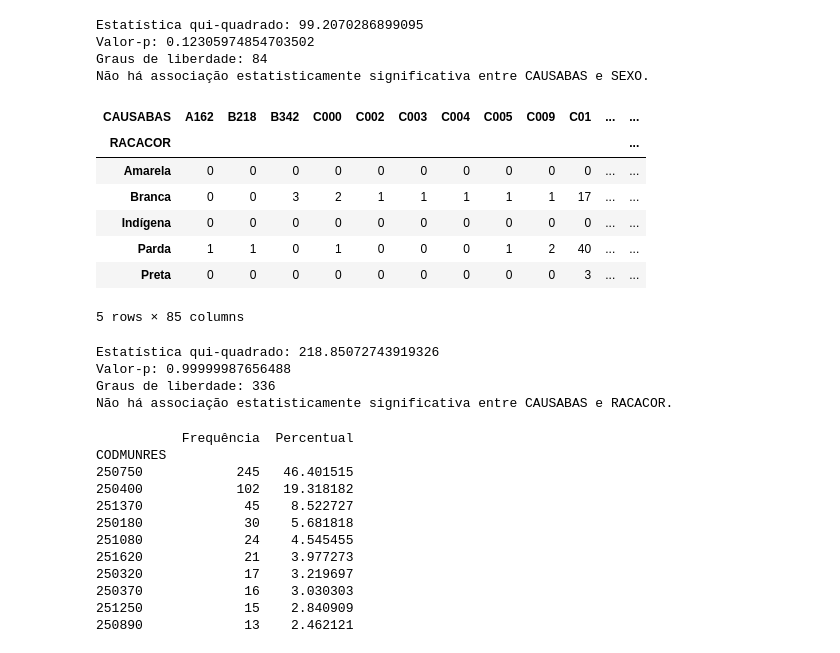
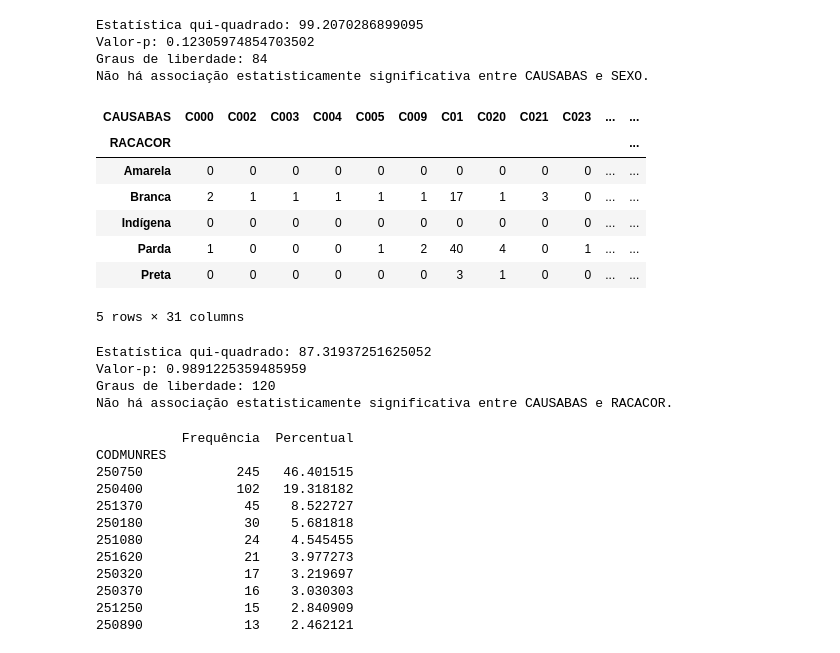
Before and after one commit to cleodecker/Cancer, a Jupyter notebook: Scripts/Cancer_PB.ipynb, the cells around one changed output. Cells and saved outputs as stored; diff of their text form; code cells hidden in the pictures.

```diff
--- a/Scripts/Cancer_PB.ipynb
+++ b/Scripts/Cancer_PB.ipynb
@@ -210,34 +210,39 @@ Graus de liberdade: 84
 Não há associação estatisticamente significativa entre CAUSABAS e SEXO.
 # %%
 # Explorar a relação entre CAUSABAS e RACACOR usando uma tabela de contingência
-tabela_contingencia = pd.crosstab(df['RACACOR'], df['CAUSABAS'])
+# Restringir CAUSABAS apenas 'C...'
+df1 = df[df['CAUSABAS'].str.startswith('C0')]
+
+
+
+tabela_contingencia = pd.crosstab(df1['RACACOR'], df1['CAUSABAS'])
 display(tabela_contingencia)
 
 # Realizar o teste do qui-quadrado
 qui2, p_valor, gl, esperados = chi2_contingency(tabela_contingencia)
 
 print(f"Estatística qui-quadrado: {qui2}")
 print(f"Valor-p: {p_valor}")
 print(f"Graus de liberdade: {gl}")
 
 # Interpretar os resultados
 alfa = 0.05
 if p_valor < alfa:
     print("Há uma associação estatisticamente significativa entre CAUSABAS e RACACOR.")
 else:
     print("Não há associação estatisticamente significativa entre CAUSABAS e RACACOR.")
 # %% [output]
-| CAUSABAS | A162 | B218 | B342 | C000 | C002 | C003 | C004 | C005 | C009 | C01 | ... | ... |
+| CAUSABAS | C000 | C002 | C003 | C004 | C005 | C009 | C01 | C020 | C021 | C023 | ... | ... |
 | RACACOR |  |  |  |  |  |  |  |  |  |  |  | ... |
 | Amarela | 0 | 0 | 0 | 0 | 0 | 0 | 0 | 0 | 0 | 0 | ... | ... |
-| Branca | 0 | 0 | 3 | 2 | 1 | 1 | 1 | 1 | 1 | 17 | ... | ... |
+| Branca | 2 | 1 | 1 | 1 | 1 | 1 | 17 | 1 | 3 | 0 | ... | ... |
 | Indígena | 0 | 0 | 0 | 0 | 0 | 0 | 0 | 0 | 0 | 0 | ... | ... |
-| Parda | 1 | 1 | 0 | 1 | 0 | 0 | 0 | 1 | 2 | 40 | ... | ... |
-| Preta | 0 | 0 | 0 | 0 | 0 | 0 | 0 | 0 | 0 | 3 | ... | ... |
+| Parda | 1 | 0 | 0 | 0 | 1 | 2 | 40 | 4 | 0 | 1 | ... | ... |
+| Preta | 0 | 0 | 0 | 0 | 0 | 0 | 3 | 1 | 0 | 0 | ... | ... |
-5 rows × 85 columns
+5 rows × 31 columns
-Estatística qui-quadrado: 218.85072743919326
-Valor-p: 0.99999987656488
-Graus de liberdade: 336
+Estatística qui-quadrado: 87.31937251625052
+Valor-p: 0.9891225359485959
+Graus de liberdade: 120
 Não há associação estatisticamente significativa entre CAUSABAS e RACACOR.
 # %%
 # Frequências por CODMUNRES
```
